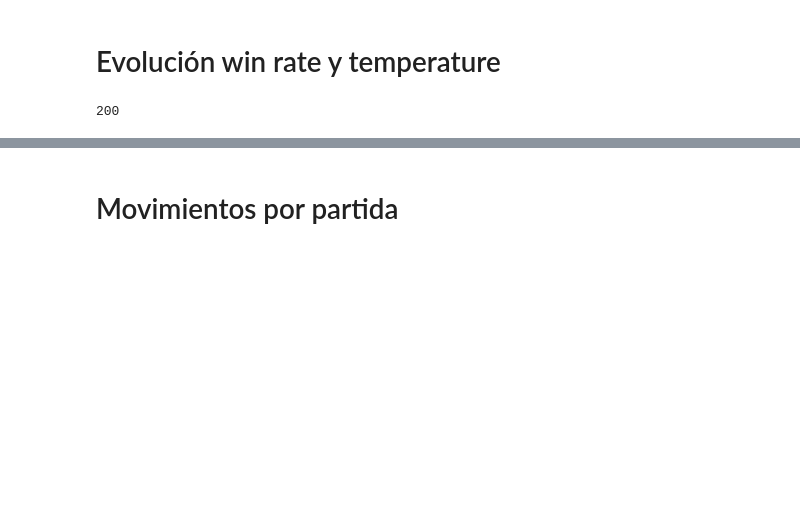
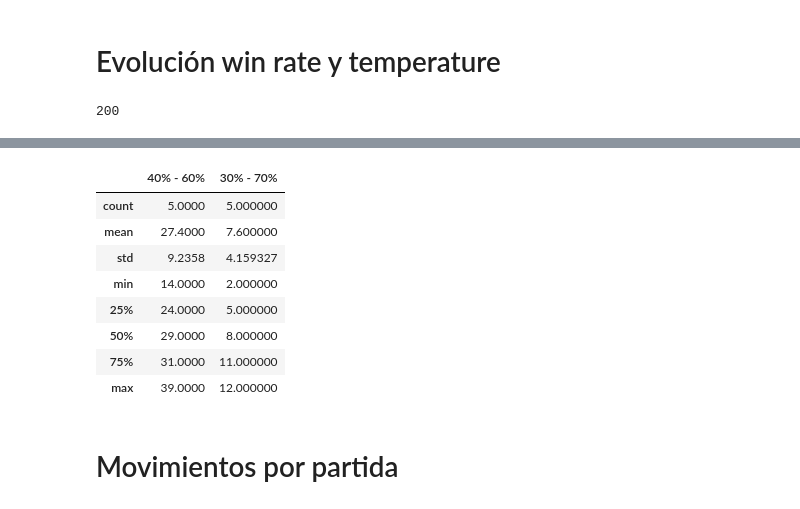
Before and after one commit to afersantos/connect-four-alphazero-dda, a Jupyter notebook: plot_results.ipynb, the cells around one changed output, grey strips where cells are left out. Drawn from its saved outputs; the diff is of its cells as text; code cells hidden in the pictures; blank space fills up the shorter version.

```diff
--- a/plot_results.ipynb
+++ b/plot_results.ipynb
@@ -145,3 +197,15 @@ plt.show()
+# %%
+df_dda[df_dda['opponent_name']!='ChildPlayer'].describe()
+# %% [output]
+|  | 40% - 60% | 30% - 70% |
+| count | 5.0000 | 5.000000 |
+| mean | 27.4000 | 7.600000 |
+| std | 9.2358 | 4.159327 |
+| min | 14.0000 | 2.000000 |
+| 25% | 24.0000 | 5.000000 |
+| 50% | 29.0000 | 8.000000 |
+| 75% | 31.0000 | 11.000000 |
+| max | 39.0000 | 12.000000 |
 # %% [markdown]
 # Movimientos por partida
 # %%
```
Also changed, not shown: parts of 16 cells of this notebook, 1 other file.
